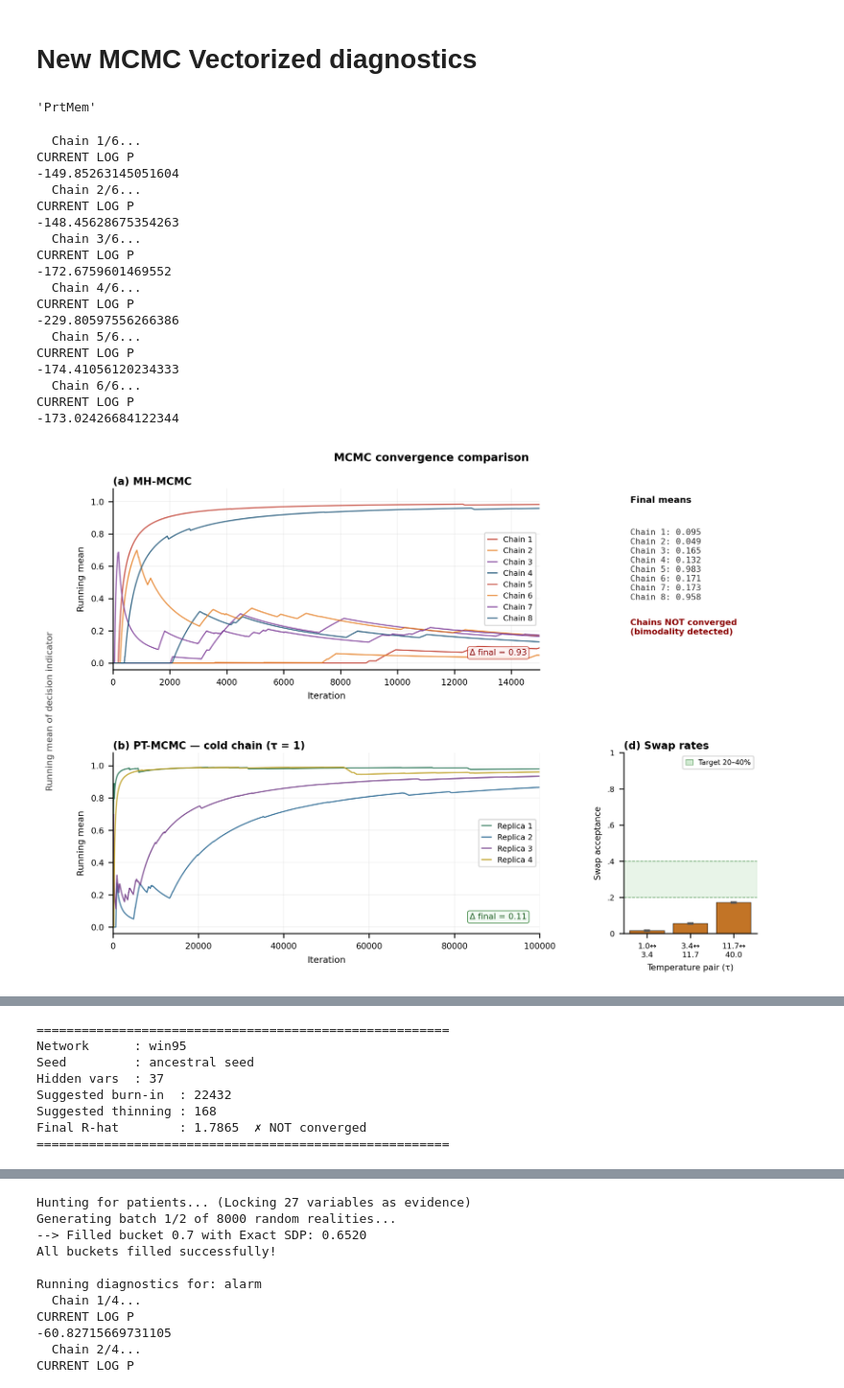
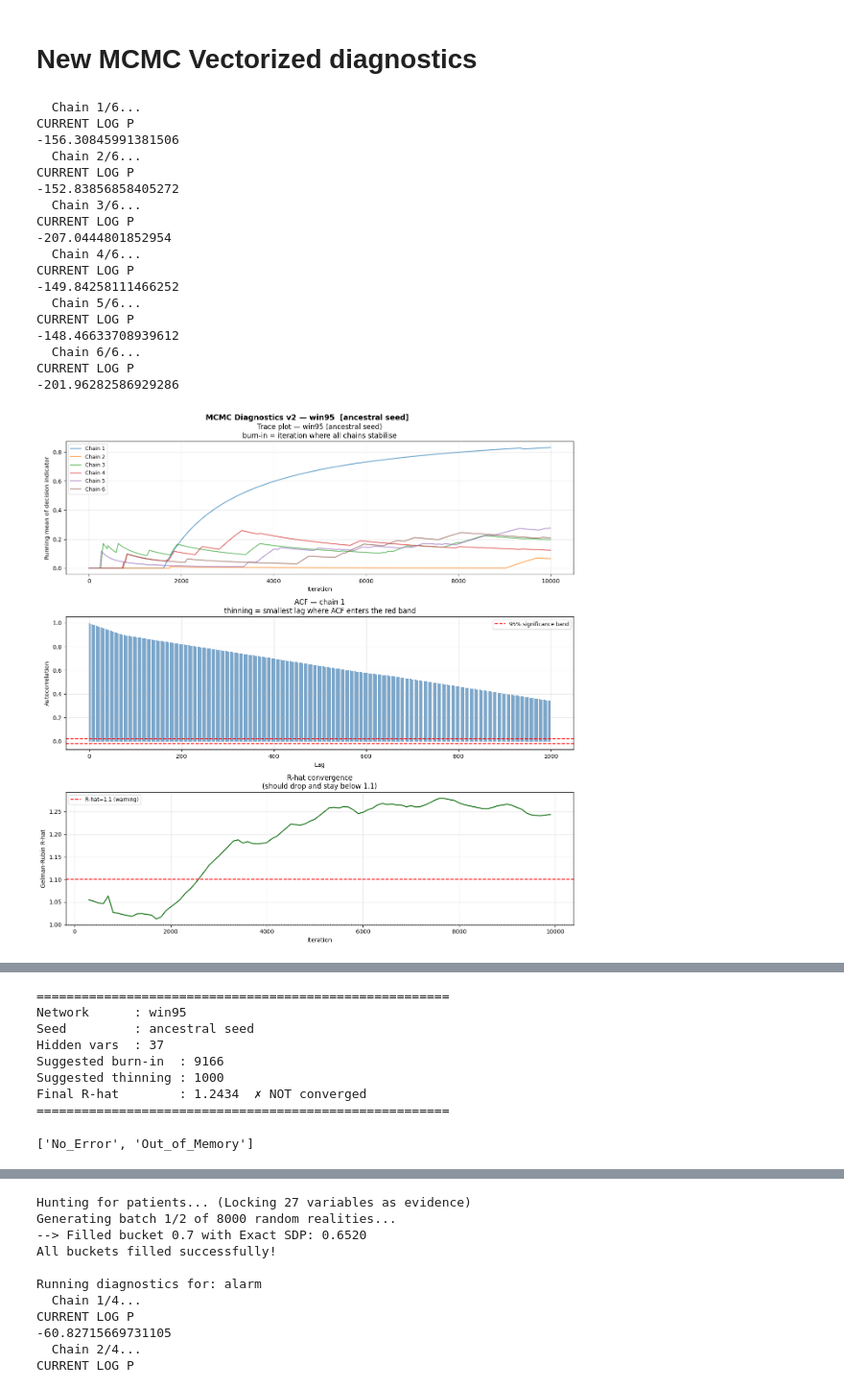
Before and after one commit to jpafcampos/explaining-BNs, a Jupyter notebook: src/mcmc_sanity_check.ipynb, the cells around one changed output, grey strips where cells are left out. Shown at 96% size. Cells and saved outputs as stored; diff of their text form; code cells hidden in the pictures.

```diff
--- a/src/mcmc_sanity_check.ipynb
+++ b/src/mcmc_sanity_check.ipynb
@@ -329,5 +85,7 @@ print(interesting_pt_sdp)
 # %%
 interesting_patient = {'TTOK': 'No', 'NtSpd': 'OK', 'PgOrnttnOK': 'Incorrect', 'NetOK': 'Yes', 'TrTypFnts': 'No', 'PrtPath': 'Correct', 'PrtPaper': 'No_Paper', 'Problem1': 'No_Output', 'AppData': 'Correct', 'PrtDataOut': 'Yes', 'PSERRMEM': 'Low_Memory', 'Problem4': 'Yes', 'FntInstlltn': 'Verified', 'NnTTOK': 'No', 'AppDtGnTm': 'Fast_Enough', 'DskLocal': 'Greater_than_2_Mb', 'PrtSel': 'Yes', 'Problem5': 'No', 'IncmpltPS': 'Yes', 'PrtIcon': 'Normal', 'GDIIN': 'Yes', 'PrtData': 'Yes', 'PrtPScript': 'Yes', 'HrglssDrtnAftrPrnt': 'Fast_Enough', 'AvlblVrtlMmry': 'Adequate____1Mb_', 'PrtPort': 'Yes', 'GrbldOtpt': 'No', 'GDIOUT': 'Yes', 'TnrSpply': 'Adequate', 'PrntrAccptsTrtyp': 'No', 'PrtOn': 'No', 'Problem6': 'No', 'PrtSpool': 'Disabled', 'TstpsTxt': 'x_1_Mb_Available_VM', 'PrtTimeOut': 'Long_Enough', 'PrntPrcssTm': 'Too_Long', 'PrtStatToner': 'Low__None', 'DrvSet': 'Correct'}
+# %%
+interesting_patient = {'TTOK': 'No', 'NtSpd': 'OK', 'PgOrnttnOK': 'Incorrect', 'NetOK': 'Yes', 'TrTypFnts': 'No', 'PrtPath': 'Correct', 'PrtPaper': 'No_Paper', 'Problem1': 'No_Output', 'AppData': 'Correct', 'PrtDataOut': 'Yes', 'PSERRMEM': 'Low_Memory', 'Problem4': 'Yes', 'FntInstlltn': 'Verified', 'NnTTOK': 'No', 'AppDtGnTm': 'Fast_Enough', 'DskLocal': 'Greater_than_2_Mb', 'PrtSel': 'Yes', 'Problem5': 'No', 'IncmpltPS': 'Yes', 'PrtIcon': 'Normal', 'GDIIN': 'Yes', 'PrtData': 'Yes', 'PrtPScript': 'Yes', 'HrglssDrtnAftrPrnt': 'Fast_Enough', 'AvlblVrtlMmry': 'Adequate____1Mb_', 'PrtPort': 'Yes', 'GrbldOtpt': 'No', 'GDIOUT': 'Yes', 'TnrSpply': 'Adequate', 'PrntrAccptsTrtyp': 'No', 'PrtOn': 'No', 'Problem6': 'No', 'PrtSpool': 'Disabled', 'TstpsTxt': 'x_1_Mb_Available_VM', 'PrtTimeOut': 'Long_Enough', 'PrntPrcssTm': 'Too_Long', 'PrtStatToner': 'Low__None', 'DrvSet': 'Correct', 'PrtStatMem': 'Out_of_Memory'}
 # %%
 target = select_optimal_target_node(win95pts_model)
 target_states = win95pts_model.get_cpds(target).state_names[target]
@@ -364,0 +122,35 @@ Exact SDP: 0.960715
+# %%
+infer = VariableElimination(win95pts_model)
+
+# Case 1: PrtStatMem hidden (not in evidence)
+result_hidden = infer.query(
+    variables=['PrtMem'],
+    evidence=interesting_patient,
+    show_progress=False,
+)
+
+# Case 2: PrtStatMem observed as No_Error
+evidence_with_prtstatmem = {**interesting_patient, 'PrtStatMem': 'Out_of_Memory'}
+result_observed = infer.query(
+    variables=['PrtMem'],
+    evidence=evidence_with_prtstatmem,
+    show_progress=False,
+)
+
+states = win95pts_model.get_cpds('PrtMem').state_names['PrtMem']
+
+print("P(PrtMem | E)  — PrtStatMem hidden")
+for s, p in zip(states, result_hidden.values):
+    print(f"  {s:<22} {p:.6f}")
+
+print()
+print("P(PrtMem | E, PrtStatMem=No_Error)  — PrtStatMem observed")
+for s, p in zip(states, result_observed.values):
+    print(f"  {s:<22} {p:.6f}")
+
+print()
+print("Likelihood ratio (Greater / Less):")
+r_hid = result_hidden.values[0]  / result_hidden.values[1]
+r_obs = result_observed.values[0] / result_observed.values[1]
+print(f"  hidden:   {r_hid:.2f}x")
+print(f"  observed: {r_obs:.2f}x")
@@ -766,33 +581,29 @@ def run_mcmc_diagnostics_v2(bn, target, target_value, patient, threshold,
         'rhat':      final_rhat,
         'chains':    all_chains,
     }
-# %%
-target
-# %% [output]
-'PrtMem'
 # %%
 diag_interesting_mcmc = run_mcmc_diagnostics_v2(
     win95pts_model, target, target_value, interesting_patient, threshold=0.5,
-    n_iterations=50_000, n_chains=6,
+    n_iterations=10_000, n_chains=6,
     use_lw_seed=True
 )
 # %% [output]
   Chain 1/6...
 CURRENT LOG P
--149.85263145051604
+-156.30845991381506
   Chain 2/6...
 CURRENT LOG P
--148.45628675354263
+-152.83856858405272
   Chain 3/6...
 CURRENT LOG P
--172.6759601469552
+-207.0444801852954
   Chain 4/6...
 CURRENT LOG P
--229.80597556266386
+-149.84258111466252
   Chain 5/6...
 CURRENT LOG P
--174.41056120234333
+-148.46633708939612
   Chain 6/6...
 CURRENT LOG P
--173.02426684122344
+-201.96282586929286
-[figure, old version]
+[figure, new version]
@@ -802,7 +611,7 @@ CURRENT LOG P
 Network      : win95
 Seed         : ancestral seed
 Hidden vars  : 37
-Suggested burn-in  : 22432
-Suggested thinning : 168
-Final R-hat        : 1.7865  ✗ NOT converged
+Suggested burn-in  : 9166
+Suggested thinning : 1000
+Final R-hat        : 1.2434  ✗ NOT converged
 =======================================================
@@ -808,0 +620,4 @@ Final R-hat        : 1.7865  ✗ NOT converged
+# %%
+pruned_variable_states
+# %% [output]
+['No_Error', 'Out_of_Memory']
```
Also changed, not shown: parts of 17 cells of this notebook, 8 other files.
